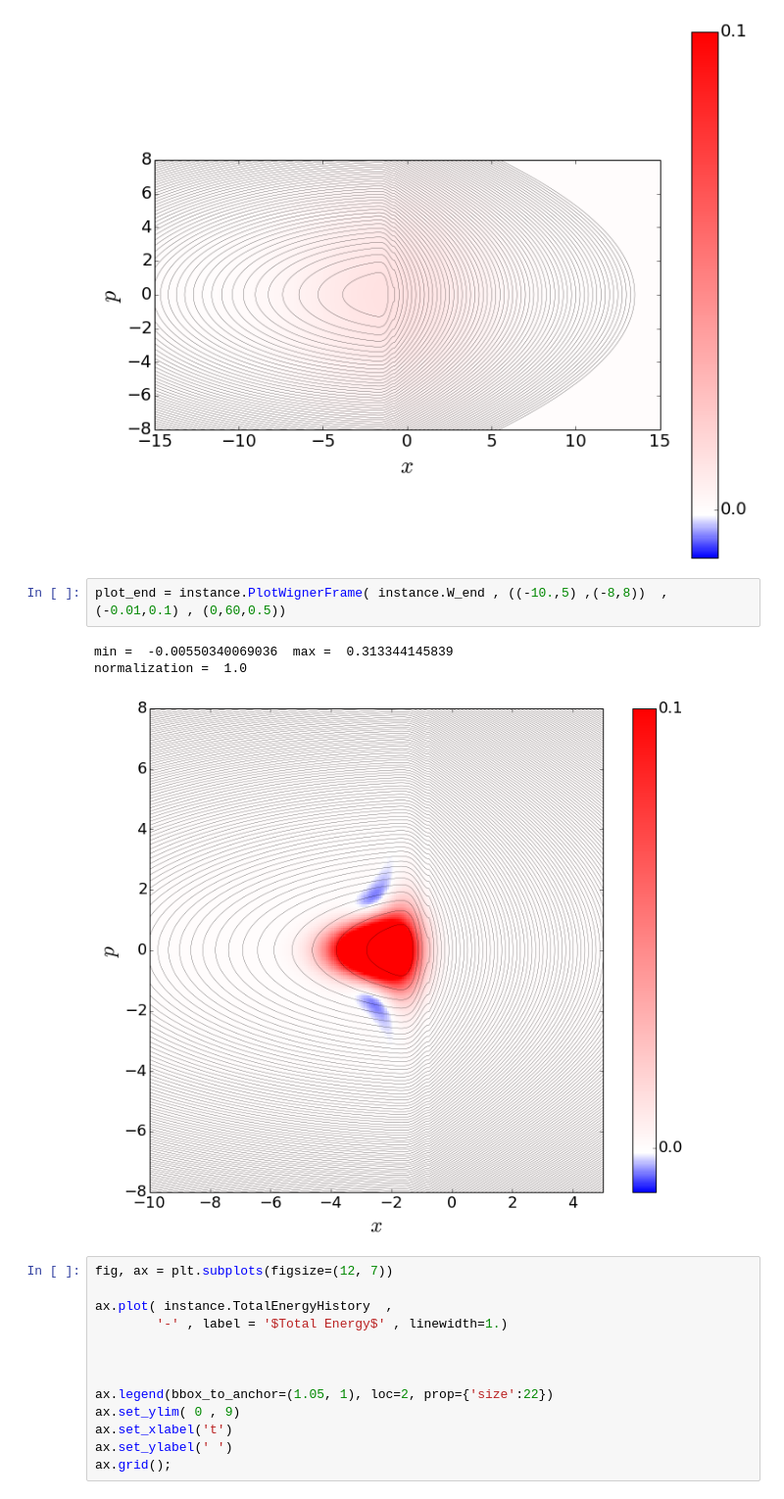
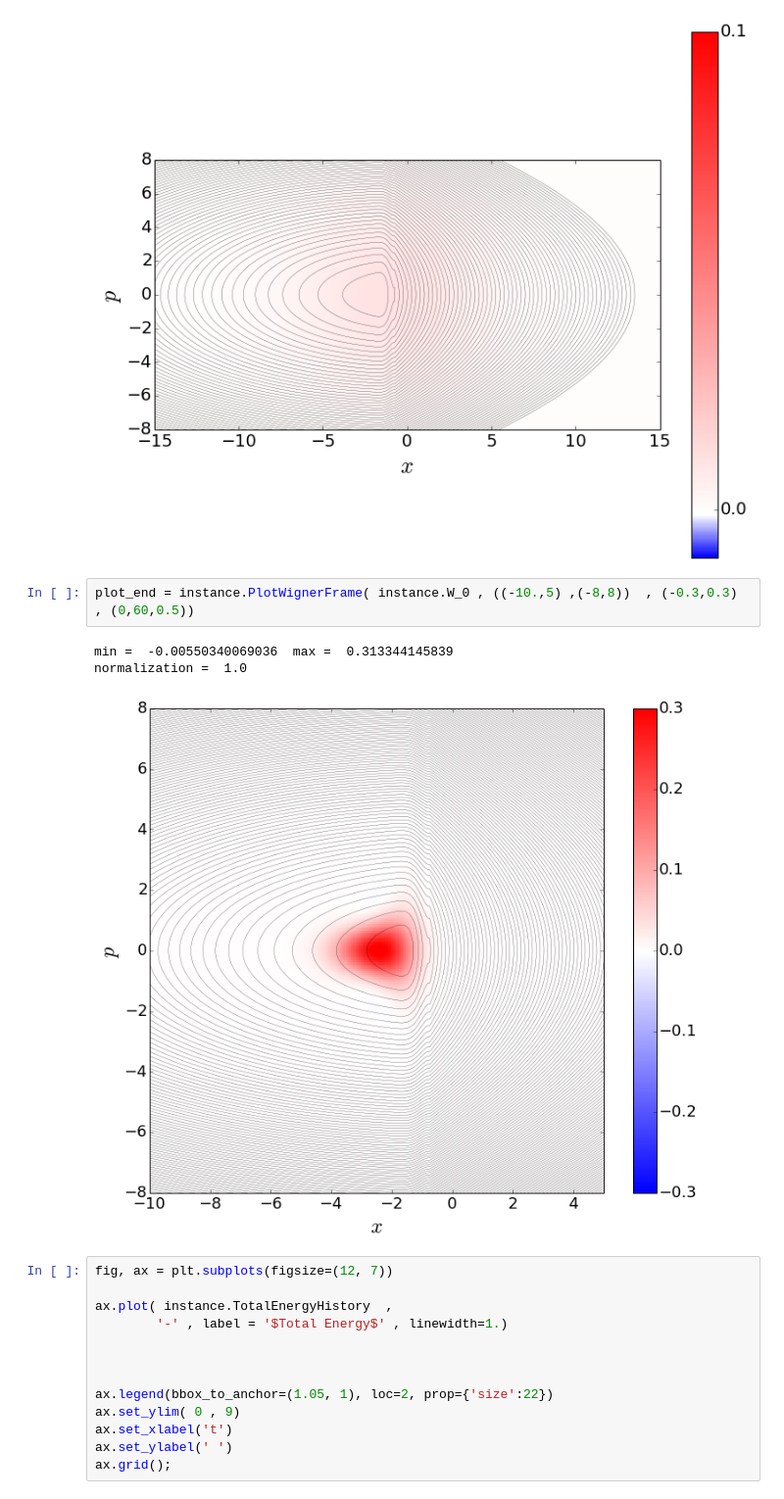
Before and after one commit to cabrer7/PyWignerCUDA, a Jupyter notebook: instances/Wigner2D_GPitaevskii/Wigner2D_GPitaevskii_ATransistor_Bloch.ipynb, the cells around one changed output. Shown at 98% size. Saved outputs shown, nothing was run; the diff lists cells and outputs as text.

```diff
--- a/instances/Wigner2D_GPitaevskii/Wigner2D_GPitaevskii_ATransistor_Bloch.ipynb
+++ b/instances/Wigner2D_GPitaevskii/Wigner2D_GPitaevskii_ATransistor_Bloch.ipynb
@@ -148,11 +148,11 @@ min =  4.26696594697e-23  max =  0.0106103651966
 normalization =  1.0
 [figure]
 # %%
-plot_end = instance.PlotWignerFrame( instance.W_end , ((-10.,5) ,(-8,8))  , (-0.01,0.1) , (0,60,0.5))
+plot_end = instance.PlotWignerFrame( instance.W_0 , ((-10.,5) ,(-8,8))  , (-0.3,0.3) , (0,60,0.5))
 # %% [output]
 min =  -0.00550340069036  max =  0.313344145839
 normalization =  1.0
-[figure, old version]
+[figure, new version]
 # %%
 fig, ax = plt.subplots(figsize=(12, 7))
 
```
Also changed, not shown: parts of 4 cells of this notebook, 2 other files.
